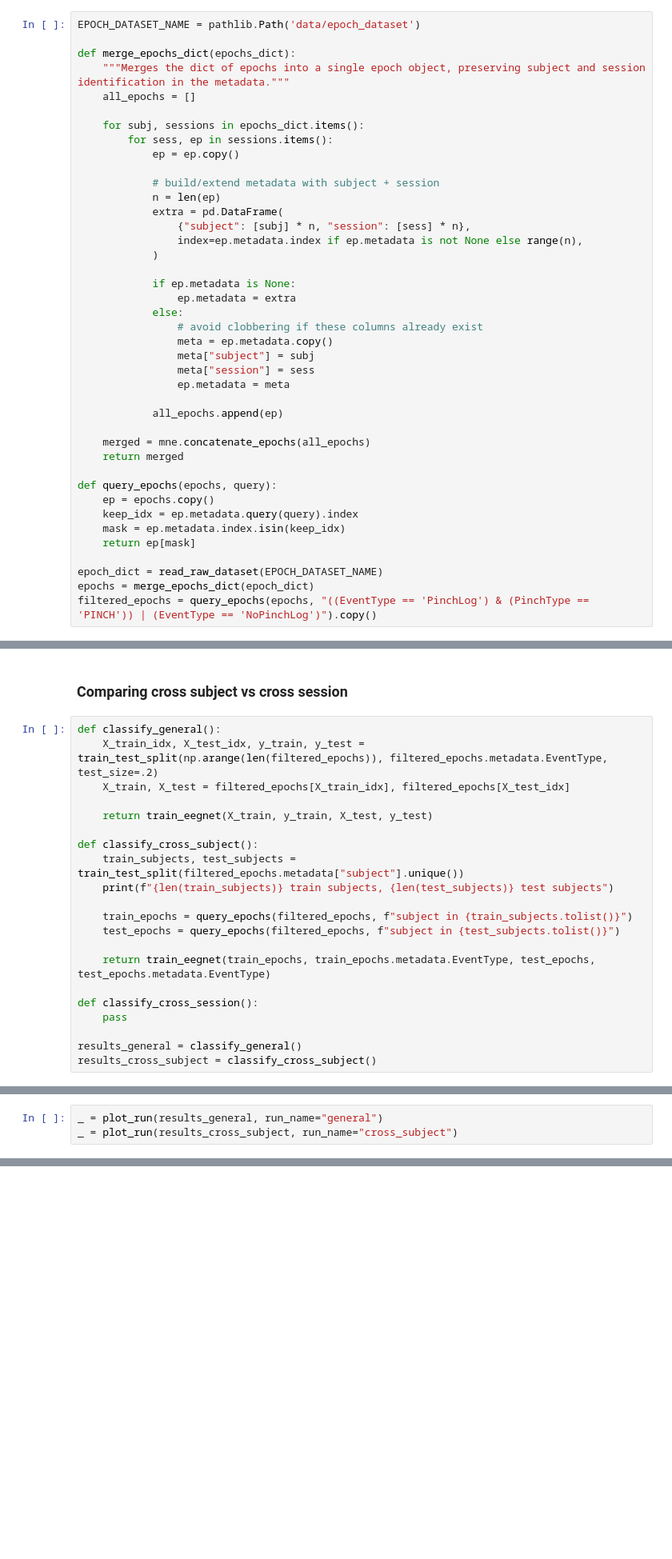
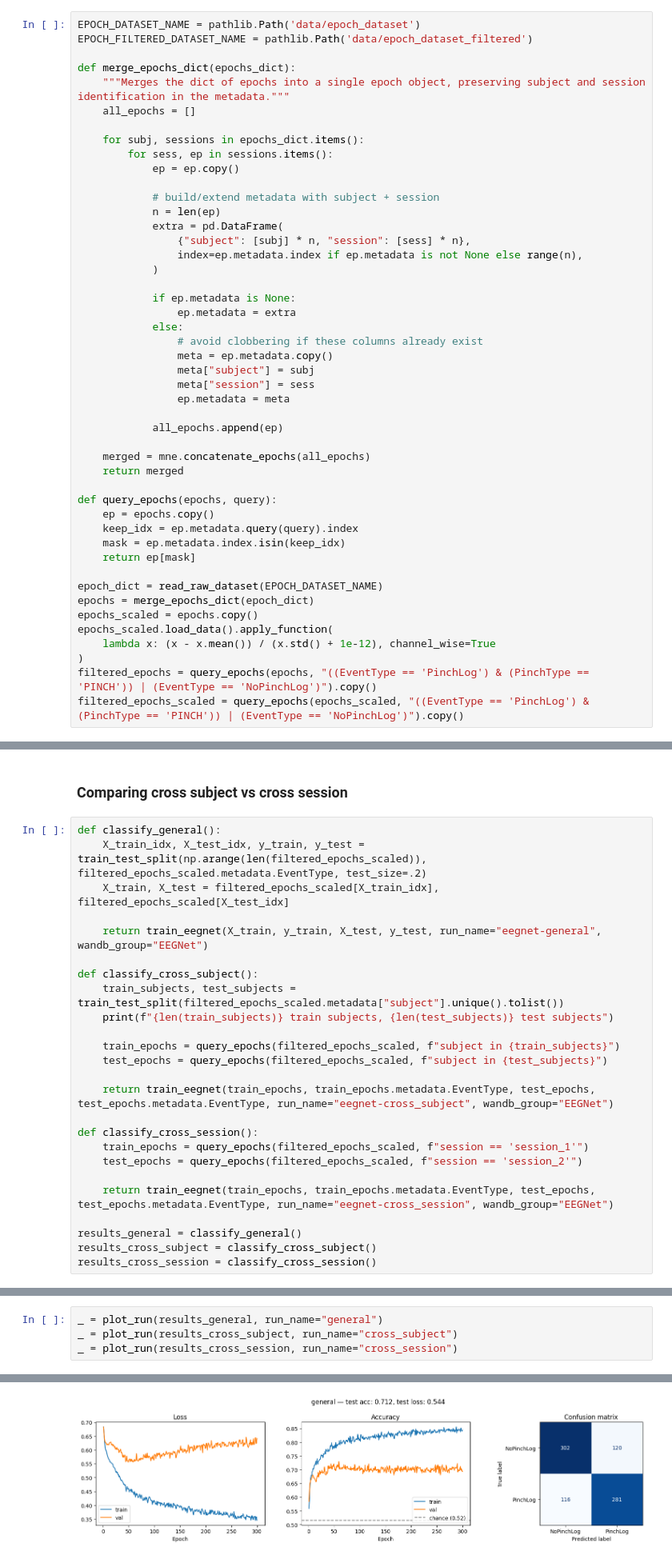
Before and after one commit to baeriswyln/VIBE, a Jupyter notebook: DataAnalysis/14_classification.ipynb, the cells around one changed output, grey strips where cells are left out. Shown at 80% size. Drawn from its saved outputs; the diff is of its cells as text; blank space fills up the shorter version.

```diff
--- a/DataAnalysis/14_classification.ipynb
+++ b/DataAnalysis/14_classification.ipynb
@@ -23,6 +24,7 @@ from scripts.dataset_manager import read_raw_dataset
 # Feature extraction
 # %%
 EPOCH_DATASET_NAME = pathlib.Path('data/epoch_dataset')
+EPOCH_FILTERED_DATASET_NAME = pathlib.Path('data/epoch_dataset_filtered')
 
 def merge_epochs_dict(epochs_dict):
     """Merges the dict of epochs into a single epoch object, preserving subject and session identification in the metadata."""
@@ -61,4 +63,9 @@ def query_epochs(epochs, query):
 
 epoch_dict = read_raw_dataset(EPOCH_DATASET_NAME)
 epochs = merge_epochs_dict(epoch_dict)
+epochs_scaled = epochs.copy()
+epochs_scaled.load_data().apply_function(
+    lambda x: (x - x.mean()) / (x.std() + 1e-12), channel_wise=True
+)
 filtered_epochs = query_epochs(epochs, "((EventType == 'PinchLog') & (PinchType == 'PINCH')) | (EventType == 'NoPinchLog')").copy()
+filtered_epochs_scaled = query_epochs(epochs_scaled, "((EventType == 'PinchLog') & (PinchType == 'PINCH')) | (EventType == 'NoPinchLog')").copy()
@@ -455,23 +570,27 @@ def plot_run(result, run_name="run", save_path=None):
 ### Comparing cross subject vs cross session
 # %%
 def classify_general():
-    X_train_idx, X_test_idx, y_train, y_test = train_test_split(np.arange(len(filtered_epochs)), filtered_epochs.metadata.EventType, test_size=.2)
-    X_train, X_test = filtered_epochs[X_train_idx], filtered_epochs[X_test_idx]
+    X_train_idx, X_test_idx, y_train, y_test = train_test_split(np.arange(len(filtered_epochs_scaled)), filtered_epochs_scaled.metadata.EventType, test_size=.2)
+    X_train, X_test = filtered_epochs_scaled[X_train_idx], filtered_epochs_scaled[X_test_idx]
 
-    return train_eegnet(X_train, y_train, X_test, y_test)
+    return train_eegnet(X_train, y_train, X_test, y_test, run_name="eegnet-general", wandb_group="EEGNet")
 
 def classify_cross_subject():
-    train_subjects, test_subjects = train_test_split(filtered_epochs.metadata["subject"].unique())
+    train_subjects, test_subjects = train_test_split(filtered_epochs_scaled.metadata["subject"].unique().tolist())
     print(f"{len(train_subjects)} train subjects, {len(test_subjects)} test subjects")
 
-    train_epochs = query_epochs(filtered_epochs, f"subject in {train_subjects.tolist()}")
-    test_epochs = query_epochs(filtered_epochs, f"subject in {test_subjects.tolist()}")
+    train_epochs = query_epochs(filtered_epochs_scaled, f"subject in {train_subjects}")
+    test_epochs = query_epochs(filtered_epochs_scaled, f"subject in {test_subjects}")
 
-    return train_eegnet(train_epochs, train_epochs.metadata.EventType, test_epochs, test_epochs.metadata.EventType)
+    return train_eegnet(train_epochs, train_epochs.metadata.EventType, test_epochs, test_epochs.metadata.EventType, run_name="eegnet-cross_subject", wandb_group="EEGNet")
 
 def classify_cross_session():
-    pass
+    train_epochs = query_epochs(filtered_epochs_scaled, f"session == 'session_1'")
+    test_epochs = query_epochs(filtered_epochs_scaled, f"session == 'session_2'")
+
+    return train_eegnet(train_epochs, train_epochs.metadata.EventType, test_epochs, test_epochs.metadata.EventType, run_name="eegnet-cross_session", wandb_group="EEGNet")
 
 results_general = classify_general()
 results_cross_subject = classify_cross_subject()
+results_cross_session = classify_cross_session()
 # %% [output]
@@ -481,3 +724,5 @@ KeyboardInterrupt:
 # %%
 _ = plot_run(results_general, run_name="general")
 _ = plot_run(results_cross_subject, run_name="cross_subject")
+_ = plot_run(results_cross_session, run_name="cross_session")
+# %% [output]
@@ -483,0 +732 @@ _ = plot_run(results_cross_subject, run_name="cross_subject")
+[figure, added]
```
Also changed, not shown: parts of 9 cells of this notebook.
